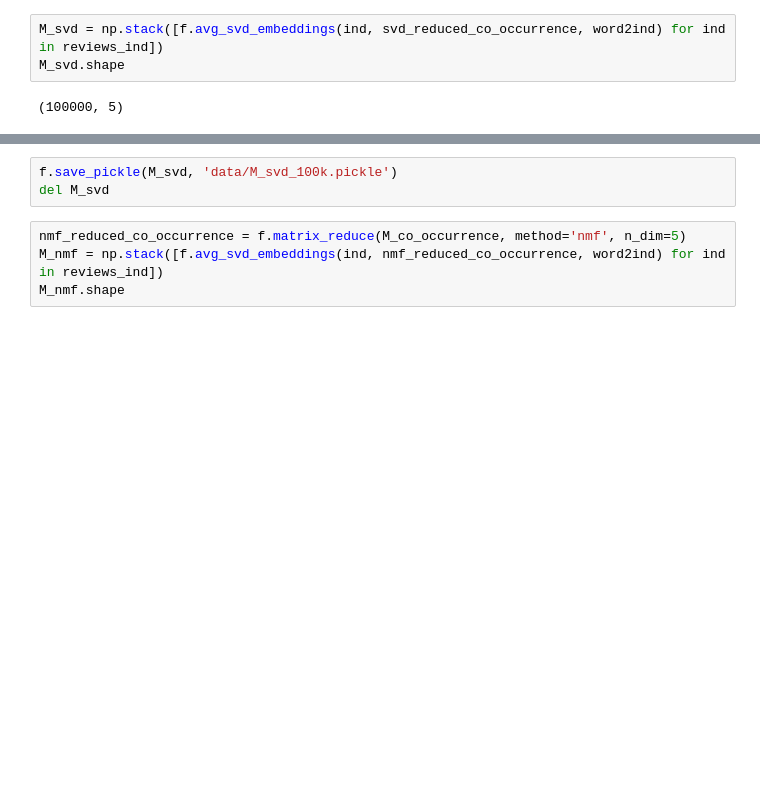
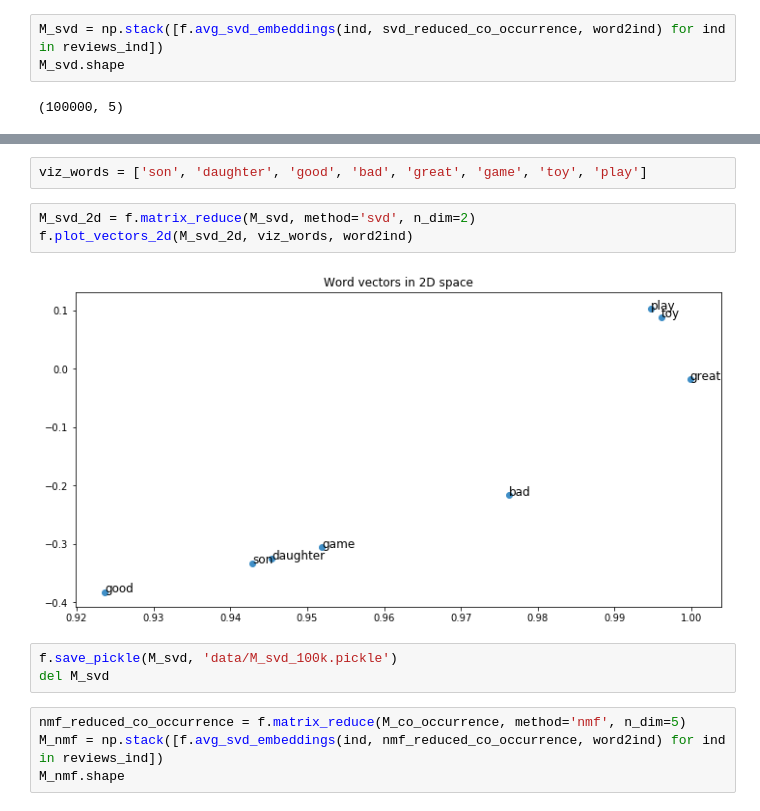
Before and after one commit to klaudia-nazarko/nlp-sentiment-analysis, a Jupyter notebook: toys_0_text_preprocessing.ipynb, the cells around one changed output, grey strips where cells are left out. Cells and saved outputs as stored; diff of their text form; blank space fills up the shorter version.

Commit message:
add vector space visualization

```diff
--- a/toys_0_text_preprocessing.ipynb
+++ b/toys_0_text_preprocessing.ipynb
@@ -162,6 +170,13 @@ print(M_svd)
  [3972.9144837    30.86035388 -292.65034272  950.86000508 -256.23313572]
  [1786.67156989 -840.48356118    8.95530309  -40.0365764  -613.58495126]
  [1798.51858078 -323.86781434   12.39257531 -192.91452964  260.19561892]]
+# %%
+viz_words = ['son', 'daughter', 'good', 'bad', 'great', 'game', 'toy', 'play']
+# %%
+M_svd_2d = f.matrix_reduce(M_svd, method='svd', n_dim=2)
+f.plot_vectors_2d(M_svd_2d, viz_words, word2ind)
+# %% [output]
+[figure, added]
 # %%
 f.save_pickle(M_svd, 'data/M_svd_100k.pickle')
 del M_svd
```
Also changed, not shown: parts of 9 cells of this notebook, 1 other file.
